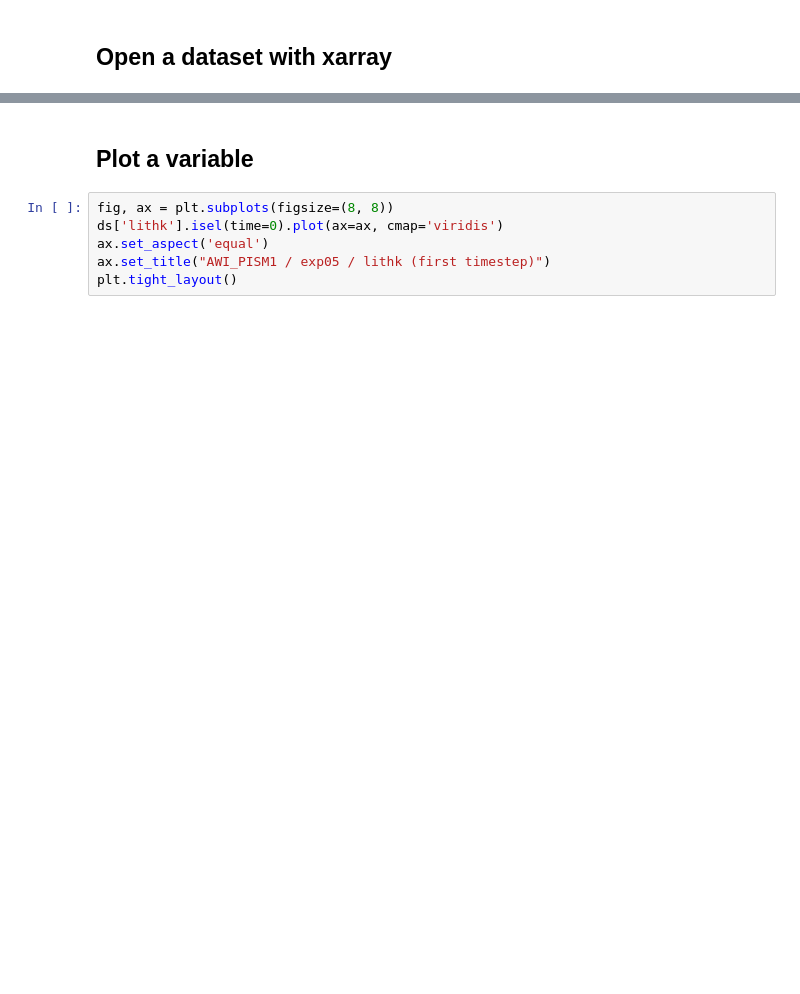
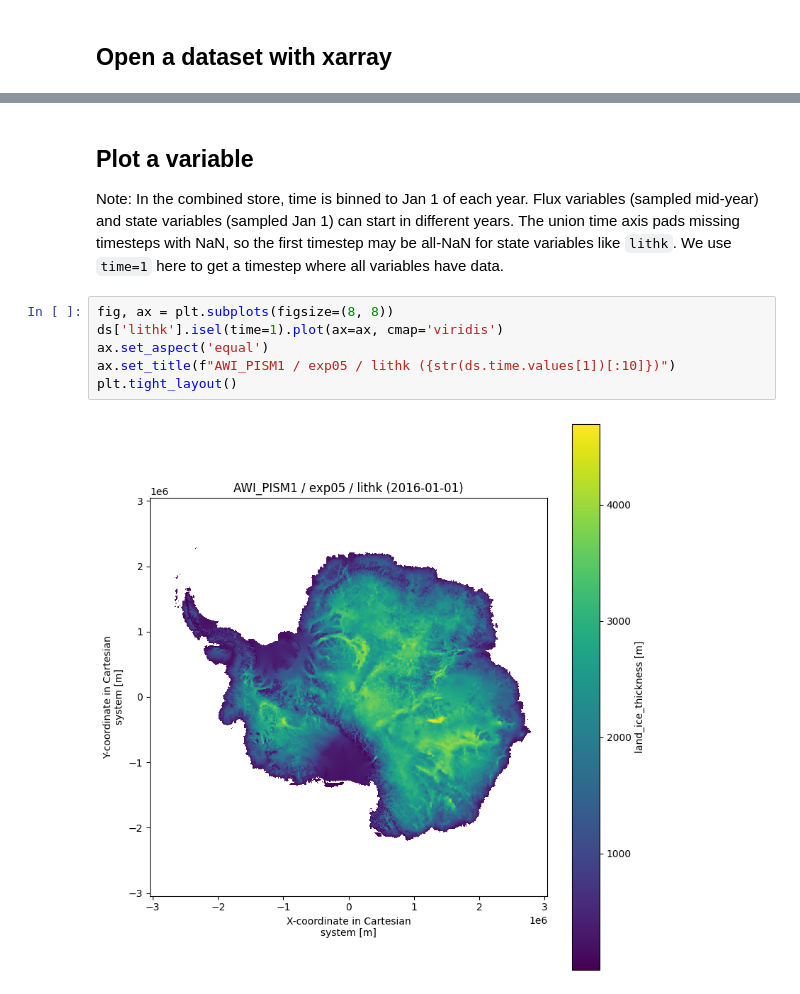
Before and after one commit to englacial/ismip-indexing, a Jupyter notebook: notebooks/open_icechunk.ipynb, the cells around one changed output, grey strips where cells are left out. Cells and saved outputs as stored; diff of their text form; blank space fills up the shorter version.

```diff
--- a/notebooks/open_icechunk.ipynb
+++ b/notebooks/open_icechunk.ipynb
@@ -62,8 +117,16 @@ ds
 # %% [markdown]
 ## Plot a variable
+
+Note: In the combined store, time is binned to Jan 1 of each year. Flux variables
+(sampled mid-year) and state variables (sampled Jan 1) can start in different years.
+The union time axis pads missing timesteps with NaN, so the first timestep may be
+all-NaN for state variables like `lithk`. We use `time=1` here to get a timestep
+where all variables have data.
 # %%
 fig, ax = plt.subplots(figsize=(8, 8))
-ds['lithk'].isel(time=0).plot(ax=ax, cmap='viridis')
+ds['lithk'].isel(time=1).plot(ax=ax, cmap='viridis')
 ax.set_aspect('equal')
-ax.set_title("AWI_PISM1 / exp05 / lithk (first timestep)")
+ax.set_title(f"AWI_PISM1 / exp05 / lithk ({str(ds.time.values[1])[:10]})")
 plt.tight_layout()
+# %% [output]
+[figure, added]
```
Also changed, not shown: parts of 3 cells of this notebook, 1 other file.
